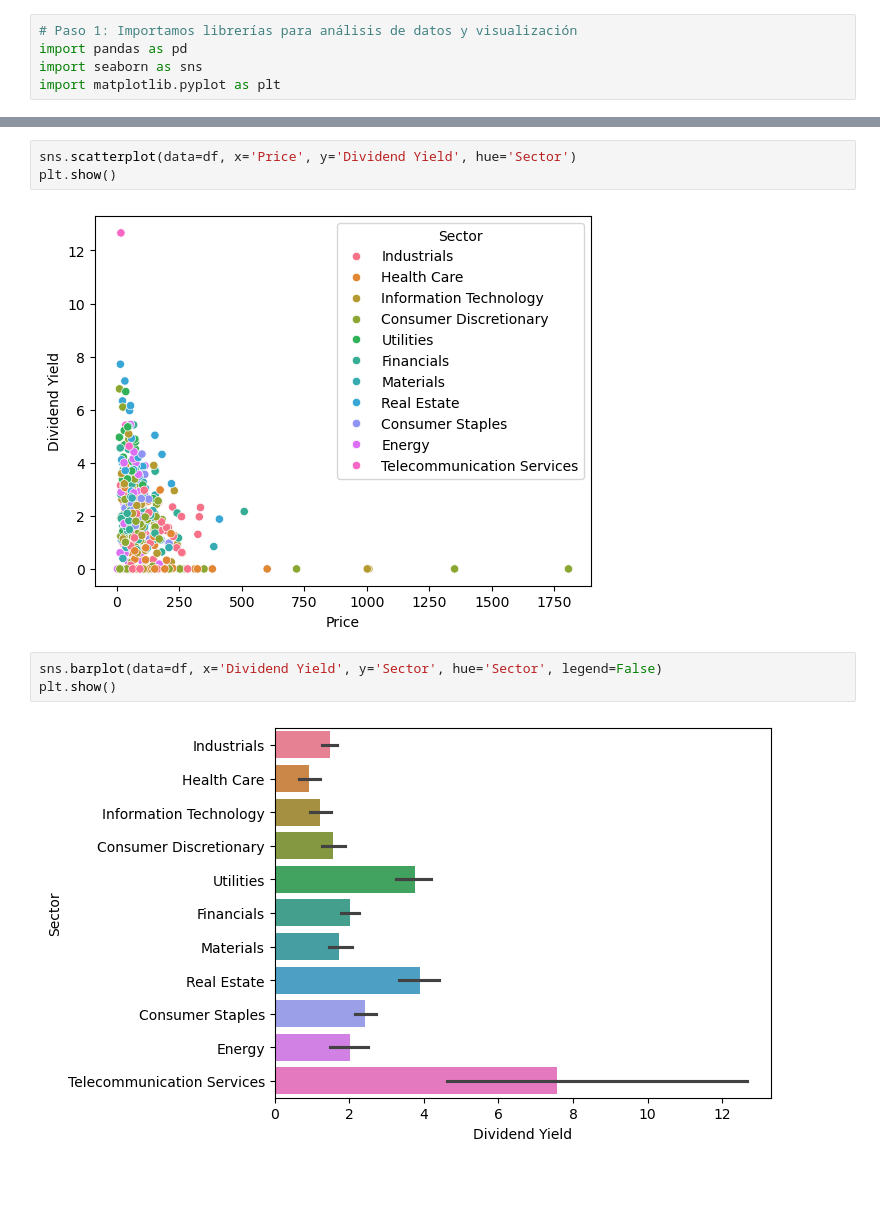
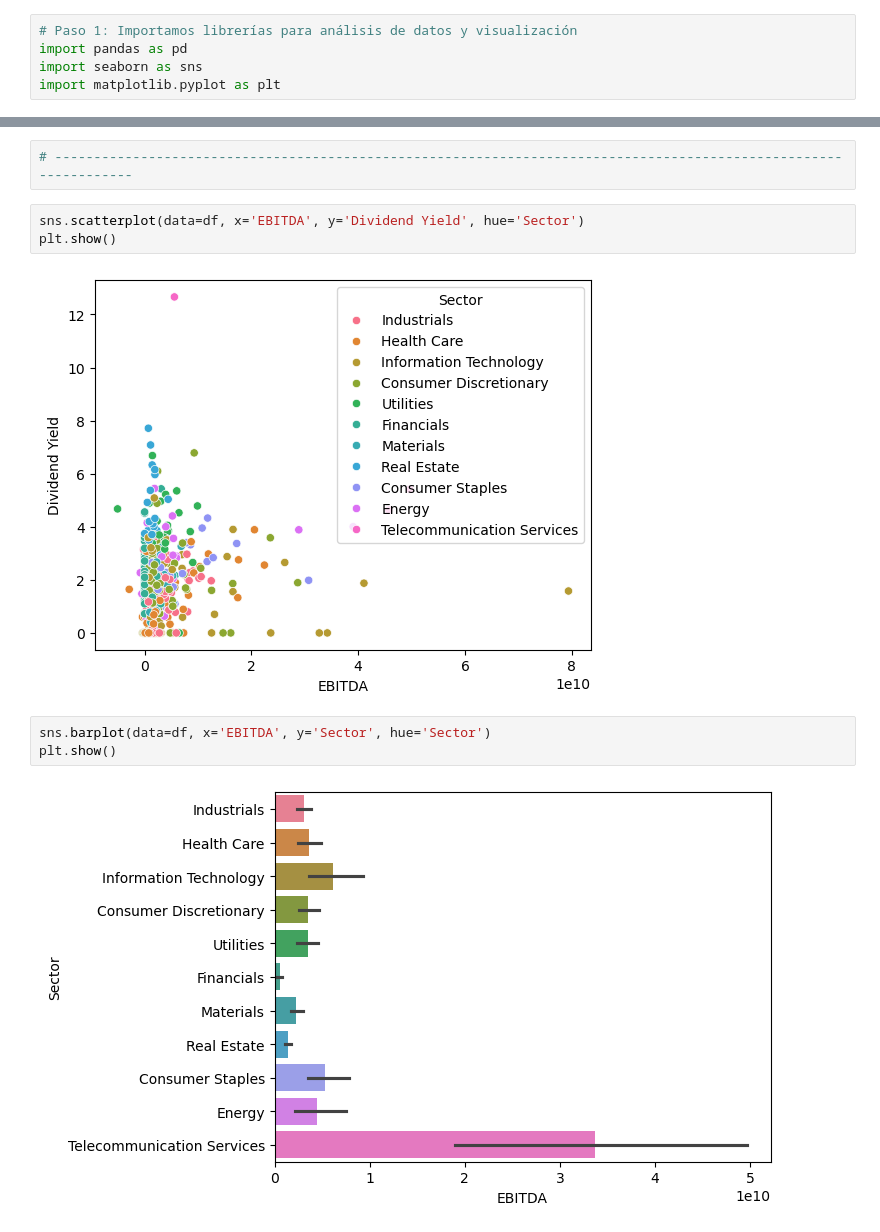
Before and after one commit to LupumGriseo/Proyectos-AED, a Jupyter notebook: Analisis_bivariado.ipynb, the cells around one changed output, grey strips where cells are left out. Drawn from its saved outputs; the diff is of its cells as text; blank space fills up the shorter version.

```diff
--- a/Analisis_bivariado.ipynb
+++ b/Analisis_bivariado.ipynb
@@ -17,10 +27,12 @@ df.head(5)
+# %%
+# -----------------------------------------------------------------------------------------------------------------
 # %%
-sns.scatterplot(data=df, x='Price', y='Dividend Yield', hue='Sector')
+sns.scatterplot(data=df, x='EBITDA', y='Dividend Yield', hue='Sector')
 plt.show()
 # %% [output]
-[figure, old version]
+[figure, new version]
 # %%
-sns.barplot(data=df, x='Dividend Yield', y='Sector', hue='Sector', legend=False)
+sns.barplot(data=df, x='EBITDA', y='Sector', hue='Sector')
 plt.show()
 # %% [output]
-[figure, old version]
+[figure, new version]
```
Also changed, not shown: parts of 5 cells of this notebook.
